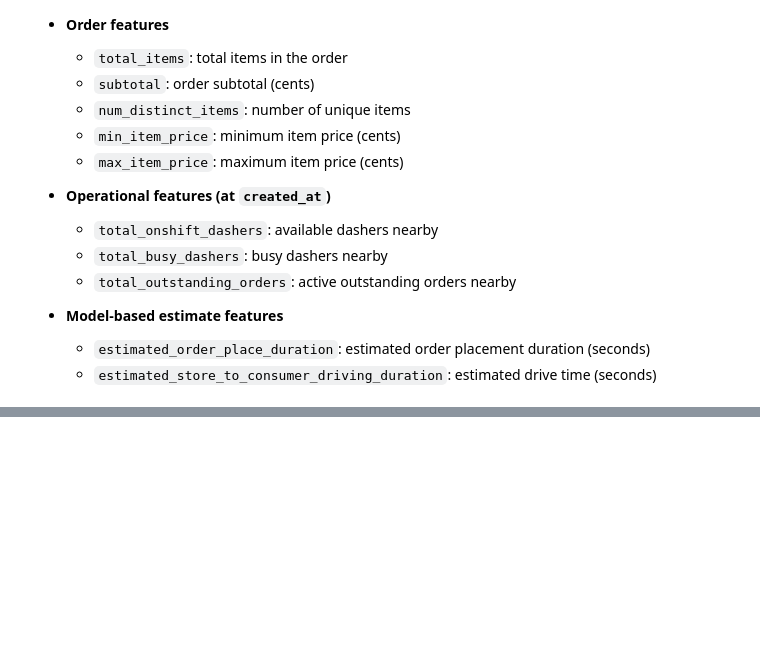
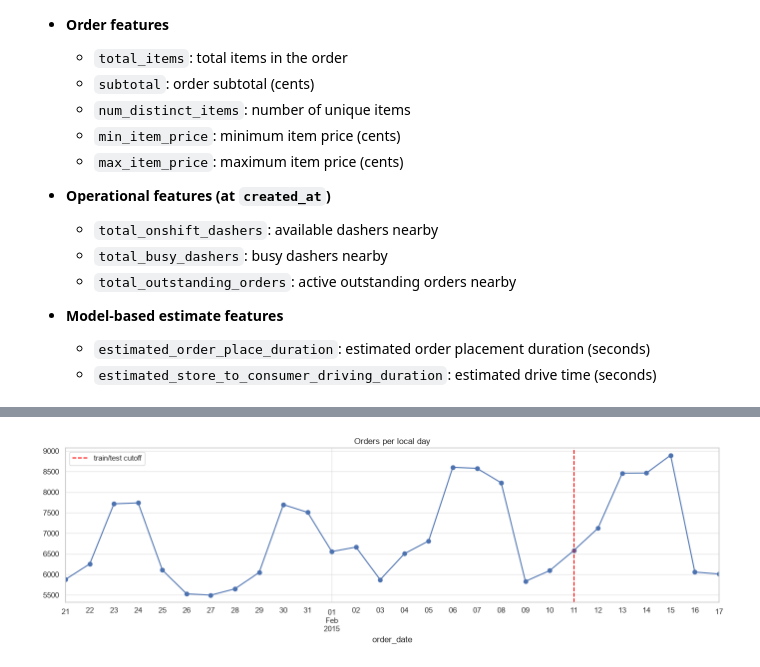
Before and after one commit to iamnitishsah/FoodOps.AI, a Jupyter notebook: DeliveryOps/notebooks/EDA.ipynb, the cells around one changed output, grey strips where cells are left out. Cells and saved outputs as stored; diff of their text form; code cells hidden in the pictures; blank space fills up the shorter version.

```diff
--- a/DeliveryOps/notebooks/EDA.ipynb
+++ b/DeliveryOps/notebooks/EDA.ipynb
@@ -1045,0 +524,6 @@ df.to_parquet("../dataset/processed/cleaned_data.parquet", index=False)
+# %%
+CUTOFF = pd.Timestamp("2015-02-11", tz="US/Pacific")      # Pacific local midnight
+df["split"] = np.where(df["created_at_local"] >= CUTOFF, "test", "train")
+
+display(df["split"].value_counts().to_frame("rows").assign(pct=lambda d: d["rows"] / len(df) * 100))
+display(df.groupby("split")["created_at_local"].agg(["min", "max"]))
@@ -1045,0 +539,8 @@ df.to_parquet("../dataset/processed/cleaned_data.parquet", index=False)
+# %%
+ax = df.groupby("order_date").size().plot(figsize=(14, 4.5), marker="o", title="Orders per local day")
+ax.axvline(CUTOFF.tz_localize(None), color="red", linestyle="--", label="train/test cutoff")
+ax.legend()
+plt.tight_layout()
+plt.show()
+# %% [output]
+[figure, added]
```
Also changed, not shown: parts of 140 cells of this notebook, 9 other files.
